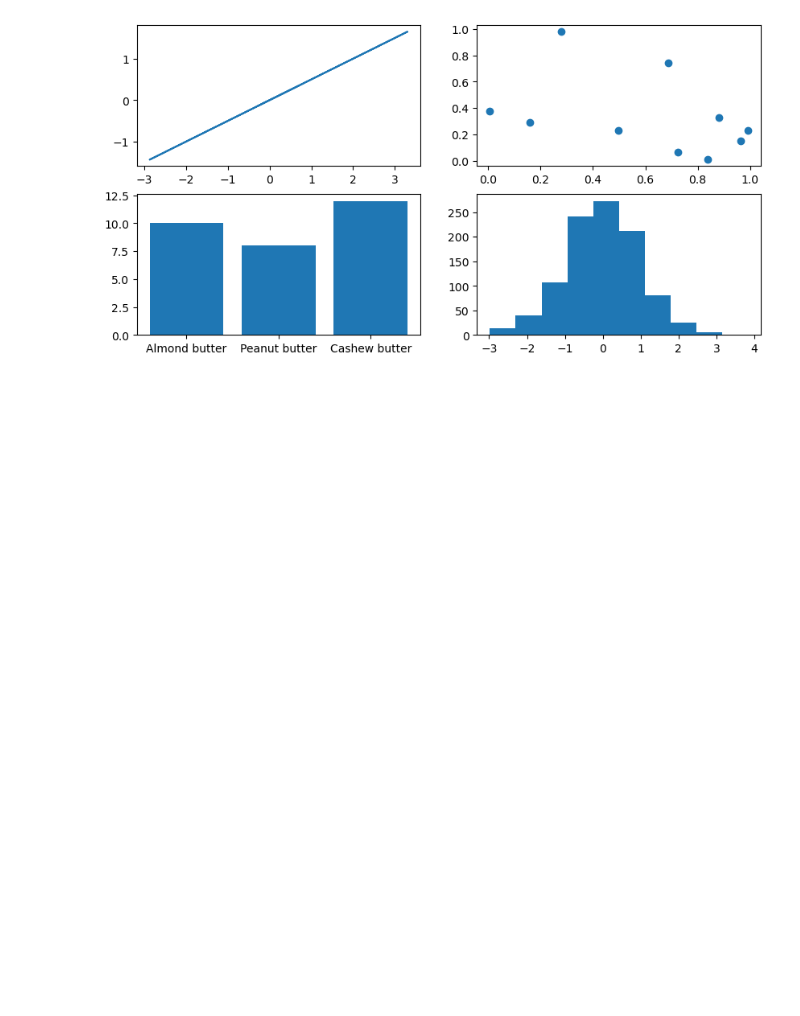
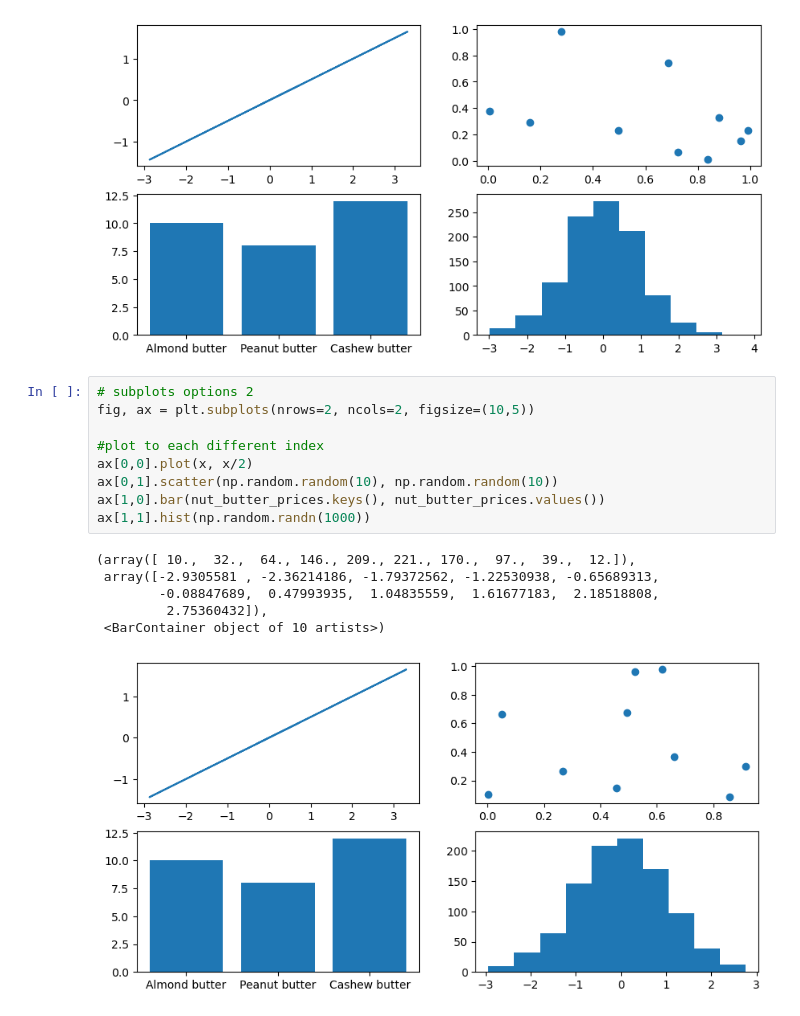
Before and after one commit to kucheriavii/udemu_data_science, a Jupyter notebook: first/introduction_to_matplot.ipynb, the cells around one changed output. Drawn from its saved outputs; the diff is of its cells as text; blank space fills up the shorter version.

Commit message:
007 Subplots Option 2

```diff
--- a/first/introduction_to_matplot.ipynb
+++ b/first/introduction_to_matplot.ipynb
@@ -155,3 +155,19 @@ ax4.hist(np.random.randn(1000))
          3.82217679]),
  <BarContainer object of 10 artists>)
 [figure]
+# %%
+# subplots options 2
+fig, ax = plt.subplots(nrows=2, ncols=2, figsize=(10,5))
+
+#plot to each different index
+ax[0,0].plot(x, x/2)
+ax[0,1].scatter(np.random.random(10), np.random.random(10))
+ax[1,0].bar(nut_butter_prices.keys(), nut_butter_prices.values())
+ax[1,1].hist(np.random.randn(1000))
+# %% [output]
+(array([ 10.,  32.,  64., 146., 209., 221., 170.,  97.,  39.,  12.]),
+ array([-2.9305581 , -2.36214186, -1.79372562, -1.22530938, -0.65689313,
+        -0.08847689,  0.47993935,  1.04835559,  1.61677183,  2.18518808,
+         2.75360432]),
+ <BarContainer object of 10 artists>)
+[figure, added]
```
